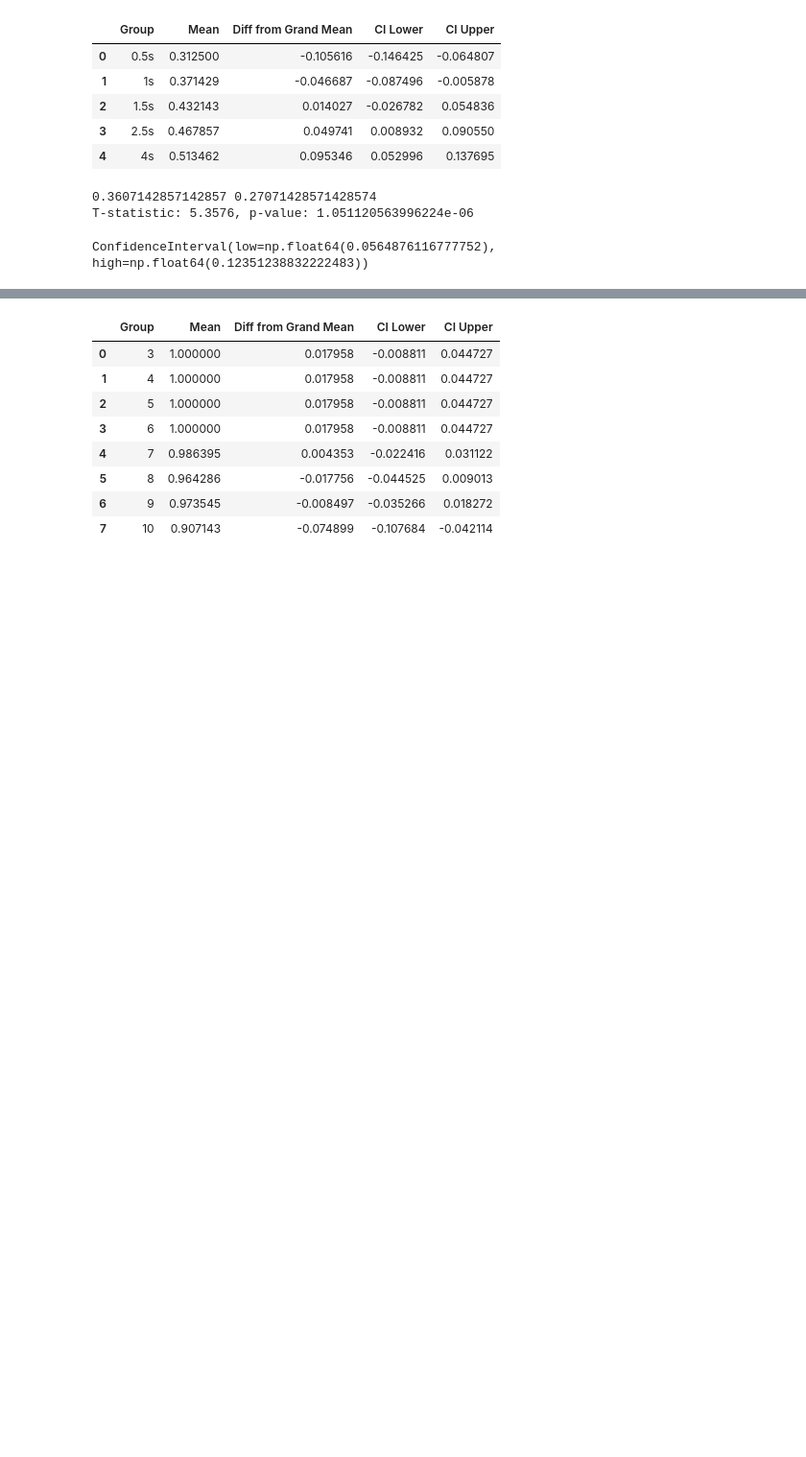
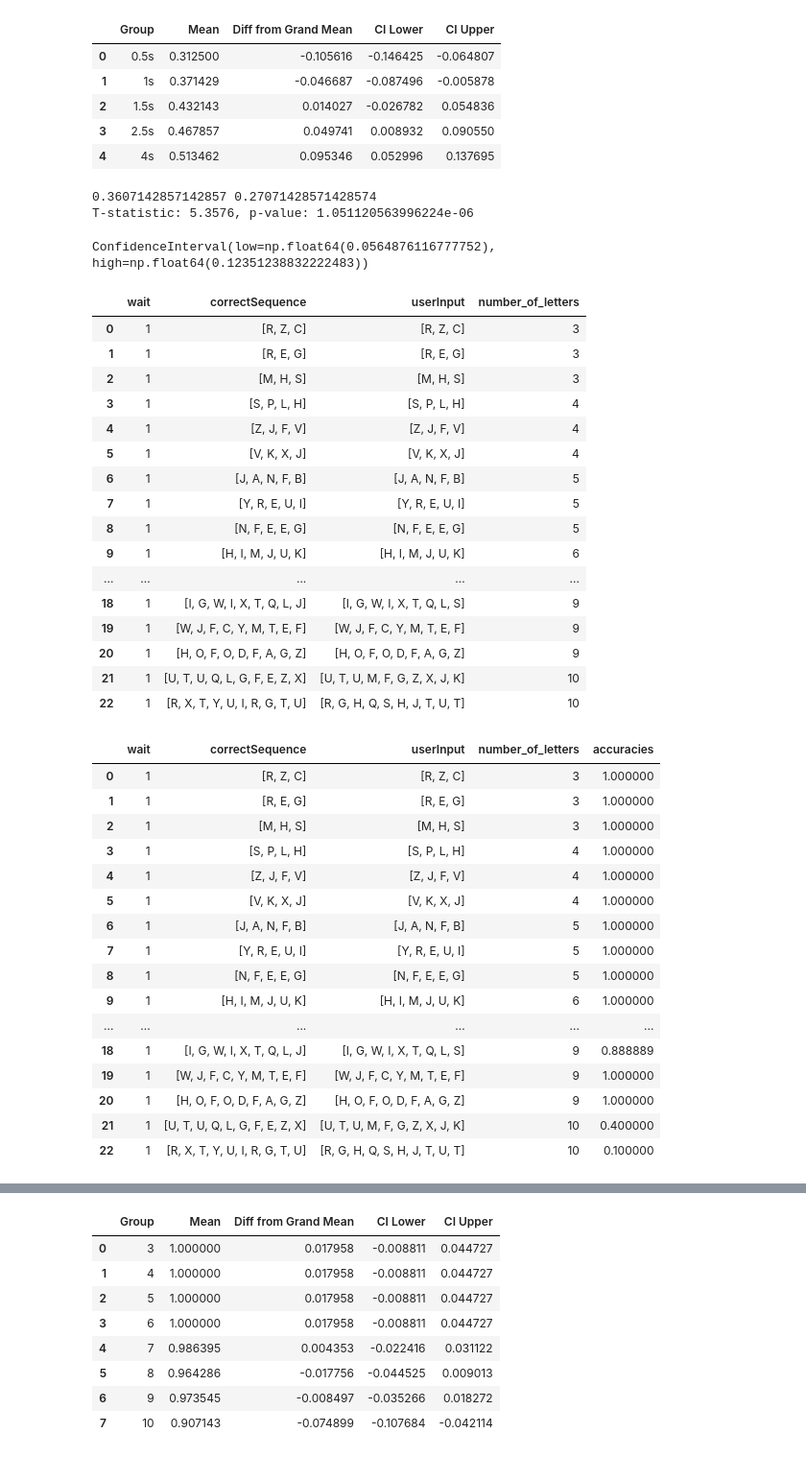
Before and after one commit to KasperKCarlsen/02464---Mini-Project-1, a Jupyter notebook: stats.ipynb, the cells around one changed output, grey strips where cells are left out. Shown at 96% size. Cells and saved outputs as stored; diff of their text form; code cells hidden in the pictures; blank space fills up the shorter version.

```diff
--- a/stats.ipynb
+++ b/stats.ipynb
@@ -251,6 +253,59 @@ stats.ttest_rel(work_false, work_true).confidence_interval(0.95)
 0.3607142857142857 0.27071428571428574
 T-statistic: 5.3576, p-value: 1.051120563996224e-06
 ConfidenceInterval(low=np.float64(0.0564876116777752), high=np.float64(0.12351238832222483))
+# %%
+def calculate_accuracy_form_arrays(arr1, arr2):
+    corrects = 0
+    for correct_str, guess_str in zip(arr1, arr2):
+        if correct_str == guess_str:
+            corrects += 1
+    return corrects / len(arr1)
+# %%
+D1 = loadDataFrame("Carl\eksperiment3.csv")
+D1['number_of_letters'] = D1['correctSequence'].apply(lambda x: len(x))
+# D1[D1['number_of_letters']==3]
+display(D1)
+accuracies = []
+for idx,row in D1.iterrows():
+    accuracies.append(calculate_accuracy_form_arrays(row['correctSequence'],row['userInput']))
+D1['accuracies'] = accuracies
+
+D1
+# %% [output]
+|  | wait | correctSequence | userInput | number_of_letters |
+| 0 | 1 | [R, Z, C] | [R, Z, C] | 3 |
+| 1 | 1 | [R, E, G] | [R, E, G] | 3 |
+| 2 | 1 | [M, H, S] | [M, H, S] | 3 |
+| 3 | 1 | [S, P, L, H] | [S, P, L, H] | 4 |
+| 4 | 1 | [Z, J, F, V] | [Z, J, F, V] | 4 |
+| 5 | 1 | [V, K, X, J] | [V, K, X, J] | 4 |
+| 6 | 1 | [J, A, N, F, B] | [J, A, N, F, B] | 5 |
+| 7 | 1 | [Y, R, E, U, I] | [Y, R, E, U, I] | 5 |
+| 8 | 1 | [N, F, E, E, G] | [N, F, E, E, G] | 5 |
+| 9 | 1 | [H, I, M, J, U, K] | [H, I, M, J, U, K] | 6 |
+| ... | ... | ... | ... | ... |
+| 18 | 1 | [I, G, W, I, X, T, Q, L, J] | [I, G, W, I, X, T, Q, L, S] | 9 |
+| 19 | 1 | [W, J, F, C, Y, M, T, E, F] | [W, J, F, C, Y, M, T, E, F] | 9 |
+| 20 | 1 | [H, O, F, O, D, F, A, G, Z] | [H, O, F, O, D, F, A, G, Z] | 9 |
+| 21 | 1 | [U, T, U, Q, L, G, F, E, Z, X] | [U, T, U, M, F, G, Z, X, J, K] | 10 |
+| 22 | 1 | [R, X, T, Y, U, I, R, G, T, U] | [R, G, H, Q, S, H, J, T, U, T] | 10 |
+|  | wait | correctSequence | userInput | number_of_letters | accuracies |
+| 0 | 1 | [R, Z, C] | [R, Z, C] | 3 | 1.000000 |
+| 1 | 1 | [R, E, G] | [R, E, G] | 3 | 1.000000 |
+| 2 | 1 | [M, H, S] | [M, H, S] | 3 | 1.000000 |
+| 3 | 1 | [S, P, L, H] | [S, P, L, H] | 4 | 1.000000 |
+| 4 | 1 | [Z, J, F, V] | [Z, J, F, V] | 4 | 1.000000 |
+| 5 | 1 | [V, K, X, J] | [V, K, X, J] | 4 | 1.000000 |
+| 6 | 1 | [J, A, N, F, B] | [J, A, N, F, B] | 5 | 1.000000 |
+| 7 | 1 | [Y, R, E, U, I] | [Y, R, E, U, I] | 5 | 1.000000 |
+| 8 | 1 | [N, F, E, E, G] | [N, F, E, E, G] | 5 | 1.000000 |
+| 9 | 1 | [H, I, M, J, U, K] | [H, I, M, J, U, K] | 6 | 1.000000 |
+| ... | ... | ... | ... | ... | ... |
+| 18 | 1 | [I, G, W, I, X, T, Q, L, J] | [I, G, W, I, X, T, Q, L, S] | 9 | 0.888889 |
+| 19 | 1 | [W, J, F, C, Y, M, T, E, F] | [W, J, F, C, Y, M, T, E, F] | 9 | 1.000000 |
+| 20 | 1 | [H, O, F, O, D, F, A, G, Z] | [H, O, F, O, D, F, A, G, Z] | 9 | 1.000000 |
+| 21 | 1 | [U, T, U, Q, L, G, F, E, Z, X] | [U, T, U, M, F, G, Z, X, J, K] | 10 | 0.400000 |
+| 22 | 1 | [R, X, T, Y, U, I, R, G, T, U] | [R, G, H, Q, S, H, J, T, U, T] | 10 | 0.100000 |
 # %%
 # eksperimetn 3
 
```
Also changed, not shown: parts of 7 cells of this notebook, 2 other files.
